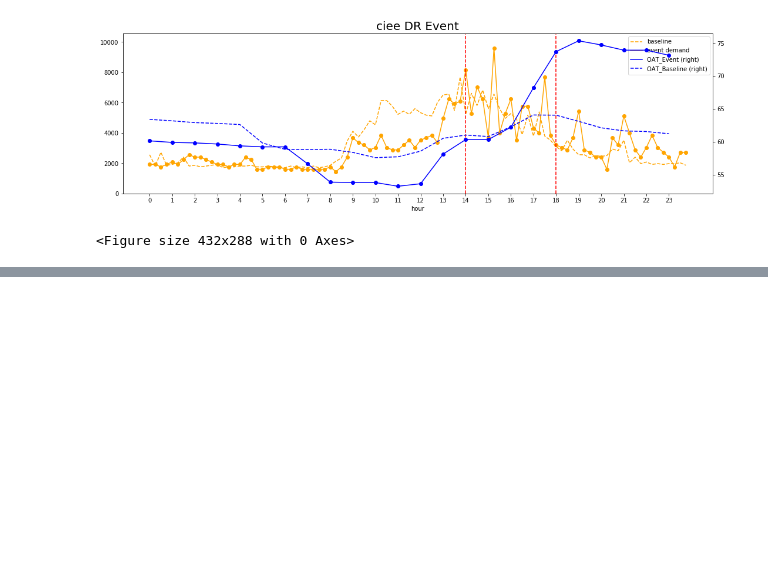
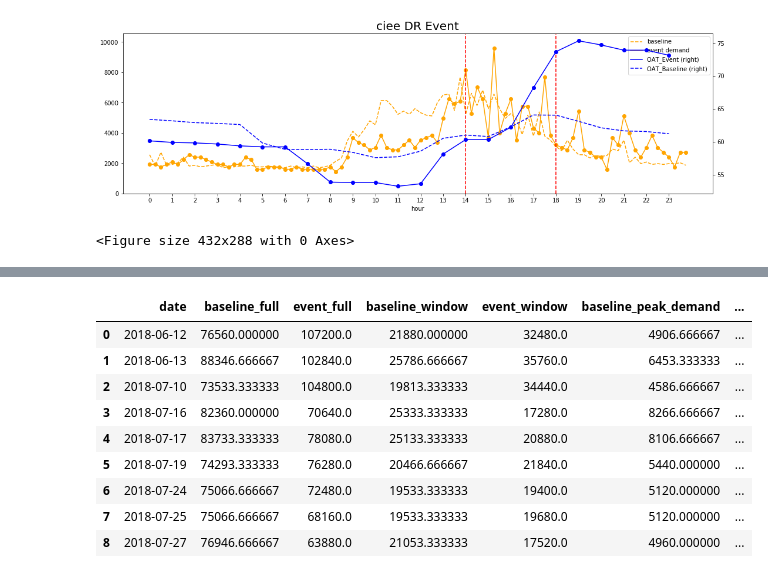
Before and after one commit to jleyden/building-analysis, a Jupyter notebook: src/plot_example.ipynb, the cells around one changed output, grey strips where cells are left out. Drawn from its saved outputs; the diff is of its cells as text; code cells hidden in the pictures; blank space fills up the shorter version.

```diff
--- a/src/plot_example.ipynb
+++ b/src/plot_example.ipynb
@@ -238,0 +135,33 @@ Name: event-demand, dtype: float64
+# %%
+dfs = [t['df'] for t in tables]
+# %%
+ciee_events = [agg_tbl(df, 14, 18, options) for df in dfs]
+# %%
+ciee_events = pd.DataFrame(ciee_events)[[
+        'date',
+        'baseline_full',
+        'event_full',
+        'baseline_window',
+        'event_window',
+        'baseline_peak_demand',
+        'event_peak_demand',
+        'baseline_cost',
+        'event_cost',
+        'event_peak_temp',
+        'baseline_peak_temp',
+    ]]
+# %%
+ciee_events['savings'] = ciee_events['baseline_cost'] - ciee_events['event_cost']
+# %%
+ciee_events
+# %% [output]
+|  | date | baseline_full | event_full | baseline_window | event_window | baseline_peak_demand | ... |
+| 0 | 2018-06-12 | 76560.000000 | 107200.0 | 21880.000000 | 32480.0 | 4906.666667 | ... |
+| 1 | 2018-06-13 | 88346.666667 | 102840.0 | 25786.666667 | 35760.0 | 6453.333333 | ... |
+| 2 | 2018-07-10 | 73533.333333 | 104800.0 | 19813.333333 | 34440.0 | 4586.666667 | ... |
+| 3 | 2018-07-16 | 82360.000000 | 70640.0 | 25333.333333 | 17280.0 | 8266.666667 | ... |
+| 4 | 2018-07-17 | 83733.333333 | 78080.0 | 25133.333333 | 20880.0 | 8106.666667 | ... |
+| 5 | 2018-07-19 | 74293.333333 | 76280.0 | 20466.666667 | 21840.0 | 5440.000000 | ... |
+| 6 | 2018-07-24 | 75066.666667 | 72480.0 | 19533.333333 | 19400.0 | 5120.000000 | ... |
+| 7 | 2018-07-25 | 75066.666667 | 68160.0 | 19533.333333 | 19680.0 | 5120.000000 | ... |
+| 8 | 2018-07-27 | 76946.666667 | 63880.0 | 21053.333333 | 17520.0 | 4960.000000 | ... |
```
Also changed, not shown: parts of 29 cells of this notebook, 2 other files.
